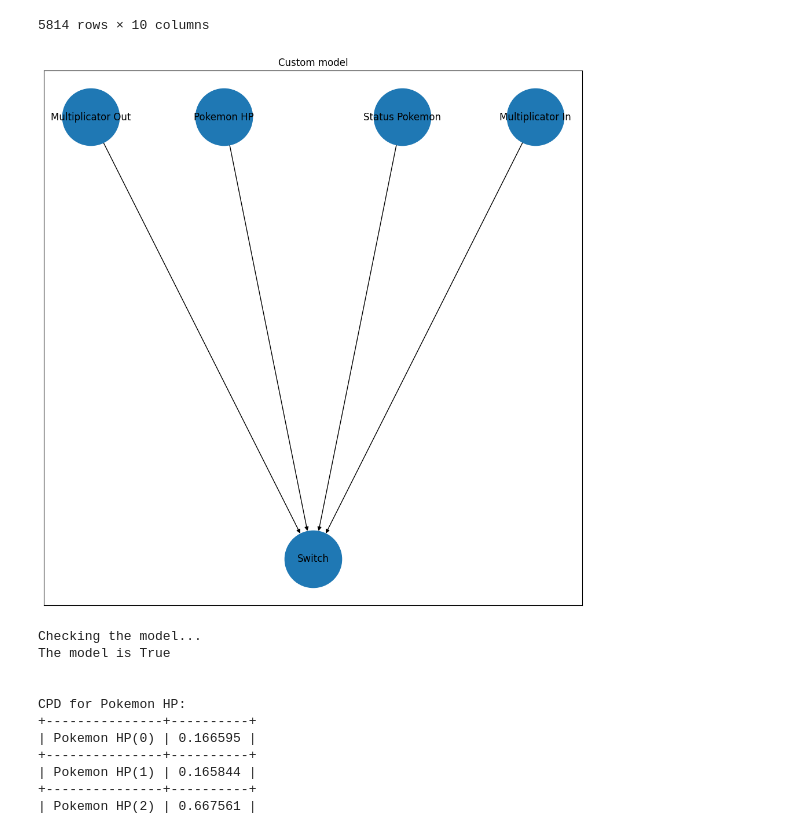
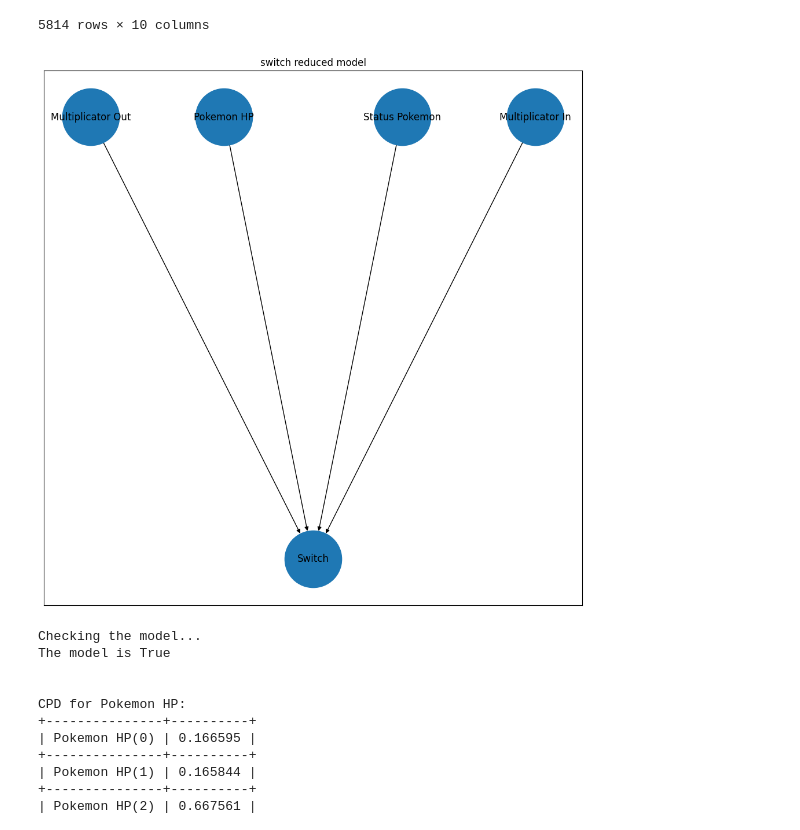
Before and after one commit to TechRufy/showdownBayesian, a Jupyter notebook: showdown/battle_bots/BayesianBotReduced/BayesianNetwork/BayesianPokemon.ipynb, the cells around one changed output. Drawn from its saved outputs; the diff is of its cells as text; code cells hidden in the pictures.

```diff
--- a/showdown/battle_bots/BayesianBotReduced/BayesianNetwork/BayesianPokemon.ipynb
+++ b/showdown/battle_bots/BayesianBotReduced/BayesianNetwork/BayesianPokemon.ipynb
@@ -589,16 +647,16 @@ df_switch
 # %%
 switch_model = BayesianNetwork([('Pokemon HP', 'Switch'),
                                  ('Status Pokemon', 'Switch'),
                                  ('Multiplicator In', 'Switch'), ('Multiplicator Out', 'Switch')])
 pos = {'Pokemon HP': [0.9, 0],
        "Multiplicator Out": [0.75, 0], 'Multiplicator In': [1.25, 0],
        'Switch': [1, -0.1], 'Status Pokemon' : [1.1, 0]}
 fig, ax = plt.subplots(1, 1, figsize=(12, 12))
 nx.draw_networkx(switch_model, pos=pos, ax=ax, node_size=5000)
-ax.set_title('Custom model')
-fig.savefig('custom_bn')
+ax.set_title('switch reduced model')
+fig.savefig('switchREDU_bn')
 # %% [output]
-[figure, old version]
+[figure, new version]
 # %%
 #we estimate the parameter using the Bayesian Estimator
 estimator = BayesianEstimator(model=switch_model, data=df_switch)
```
Also changed, not shown: parts of 32 cells of this notebook, 6 other files.
